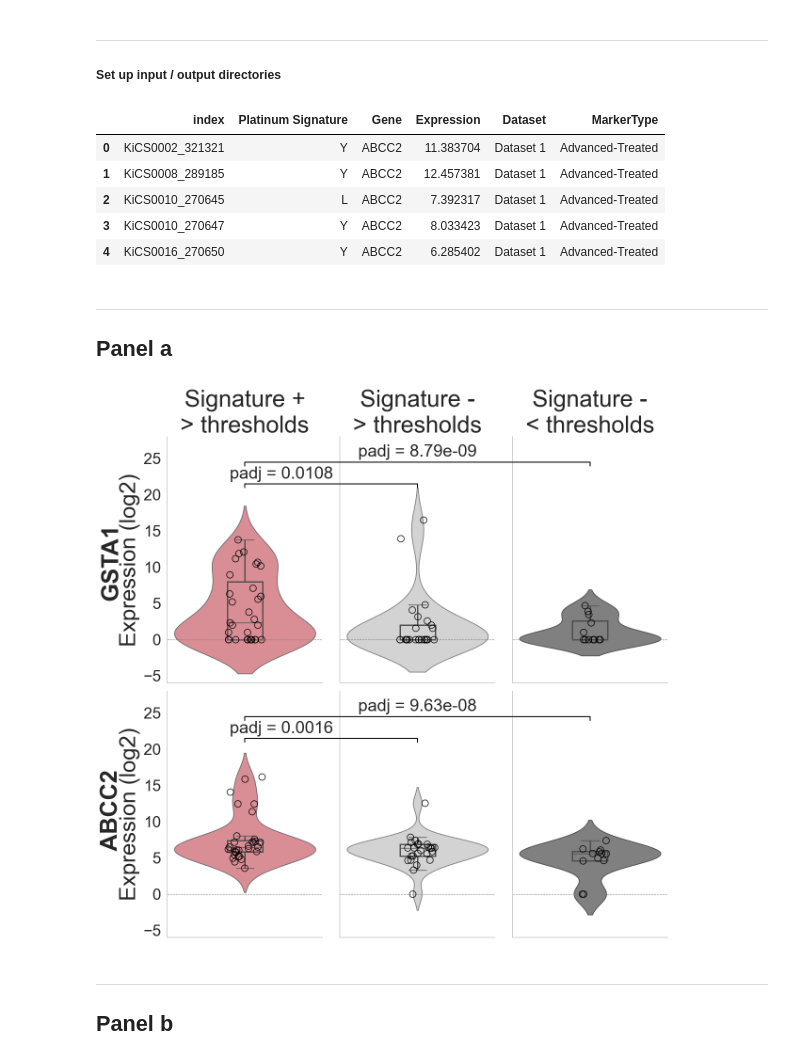
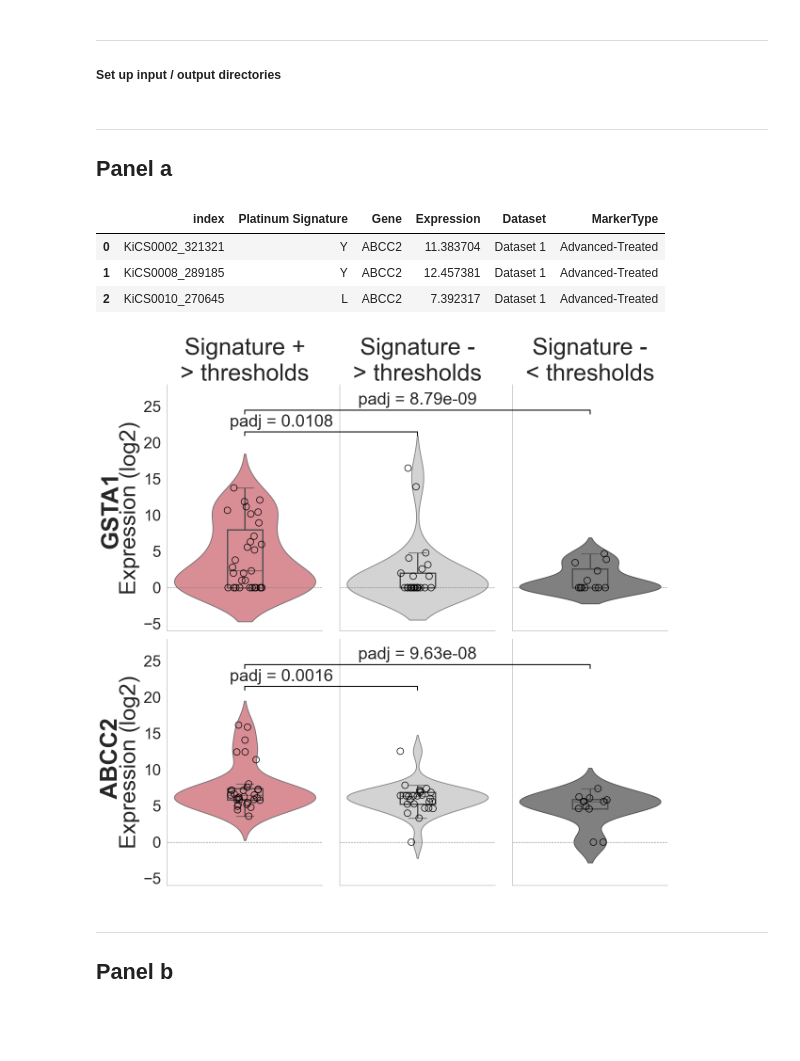
Before and after one commit to shlienlab/mutsigs_therapy, a Jupyter notebook: notebooks/MainFig_5.ipynb, the cells around one changed output. Saved outputs shown, nothing was run; the diff lists cells and outputs as text; code cells hidden in the pictures; blank space fills up the shorter version.

```diff
--- a/notebooks/MainFig_5.ipynb
+++ b/notebooks/MainFig_5.ipynb
@@ -28,15 +25,15 @@ df_all = pd.read_csv(os.path.join('/Users/mehdi/Documents/Nature_Submission', 's
-# %%
-df_all.head()
-# %% [output]
-|  | index | Platinum Signature | Gene | Expression | Dataset | MarkerType |
-| 0 | KiCS0002_321321 | Y | ABCC2 | 11.383704 | Dataset 1 | Advanced-Treated |
-| 1 | KiCS0008_289185 | Y | ABCC2 | 12.457381 | Dataset 1 | Advanced-Treated |
-| 2 | KiCS0010_270645 | L | ABCC2 | 7.392317 | Dataset 1 | Advanced-Treated |
-| 3 | KiCS0010_270647 | Y | ABCC2 | 8.033423 | Dataset 1 | Advanced-Treated |
-| 4 | KiCS0016_270650 | Y | ABCC2 | 6.285402 | Dataset 1 | Advanced-Treated |
 # %% [markdown]
 -----------
 ## Panel a
+# %%
+#df_all = pd.read_csv(os.path.join(root_dir, 'source_data/expression_data.tsv'), sep='\t')
+exp_df = pd.read_csv(os.path.join(root_dir, 'source_data/Fig_5a.tsv'), sep='\t')
+exp_df.head(3)
+# %% [output]
+|  | index | Platinum Signature | Gene | Expression | Dataset | MarkerType |
+| 0 | KiCS0002_321321 | Y | ABCC2 | 11.383704 | Dataset 1 | Advanced-Treated |
+| 1 | KiCS0008_289185 | Y | ABCC2 | 12.457381 | Dataset 1 | Advanced-Treated |
+| 2 | KiCS0010_270645 | L | ABCC2 | 7.392317 | Dataset 1 | Advanced-Treated |
 # %%
 marker_map = {
     'Advanced-Treated': 'o',
@@ -69,7 +66,7 @@ pvals = {
 for i, gene in enumerate(genes):
     for j, sig in enumerate(signatures):
         ax = axes[i, j]
-        subset = df_all[(df_all['Gene'] == gene) & (df_all['Platinum Signature'] == sig)]
+        subset = exp_df[(exp_df['Gene'] == gene) & (exp_df['Platinum Signature'] == sig)]
 
         # Violin plot
         sns.violinplot(
@@ -156,35 +153,35 @@ for i, gene in enumerate(genes):
                           color="black", lw=1.5)
     fig.add_artist(con)
     # Text in the middle
     axes[i, 0].text(0.5, y_bracket_12+0.8, pval_text_12, ha="right", va="bottom", fontsize=26, clip_on=False)
 
     # Bracket for column 0 vs column 2
     y_bracket_13 = y_max + 2
     # Left tick
     axes[i, 0].plot([0, 0], [y_bracket_13, y_bracket_13+0.5], lw=1.5, c="black", clip_on=False)
     # Right tick
     axes[i, 2].plot([0, 0], [y_bracket_13, y_bracket_13+0.5], lw=1.5, c="black", clip_on=False)
     # Horizontal line - need two segments
     con1 = ConnectionPatch((0, y_bracket_13+0.5), (0, y_bracket_13+0.5),
                            "data", "data", axesA=axes[i, 0], axesB=axes[i, 1],
                            color="black", lw=1.5)
     con2 = ConnectionPatch((0, y_bracket_13+0.5), (0, y_bracket_13+0.5),
                            "data", "data", axesA=axes[i, 1], axesB=axes[i, 2],
                            color="black", lw=1.5)
     fig.add_artist(con1)
     fig.add_artist(con2)
     # Text in the middle
     axes[i, 1].text(0, y_bracket_13+0.8, pval_text_13, ha="center", va="bottom", fontsize=26, clip_on=False)
 
 # Add gene row labels on the left side
 fig.text(0.0001, 0.68, 'GSTA1', ha='center', va='center', fontsize=36, rotation='vertical', fontweight='bold')
 fig.text(0.0001, 0.24, 'ABCC2', ha='center', va='center', fontsize=36, rotation='vertical', fontweight='bold')
 
 plt.tight_layout()
 
-plt.savefig(os.path.join('/Users/mehdi/Documents/MyRepos/mutsigs_therapy/figures', 'Fig_5a_rev2.pdf'), dpi=300, bbox_inches='tight')
+#plt.savefig(os.path.join(fig_out, 'Fig_5a_rev2.pdf'), dpi=300, bbox_inches='tight')
 # %% [output]
-[figure, old version]
+[figure, new version]
 # %% [markdown]
 -----------
 ## Panel b
```
Also changed, not shown: parts of 7 cells of this notebook, 20 other files.
